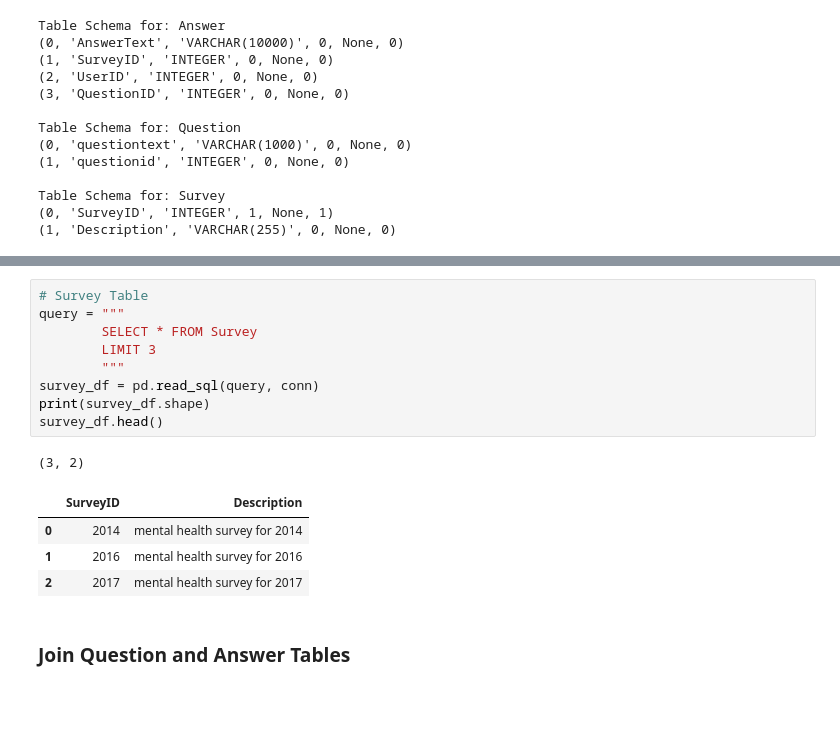
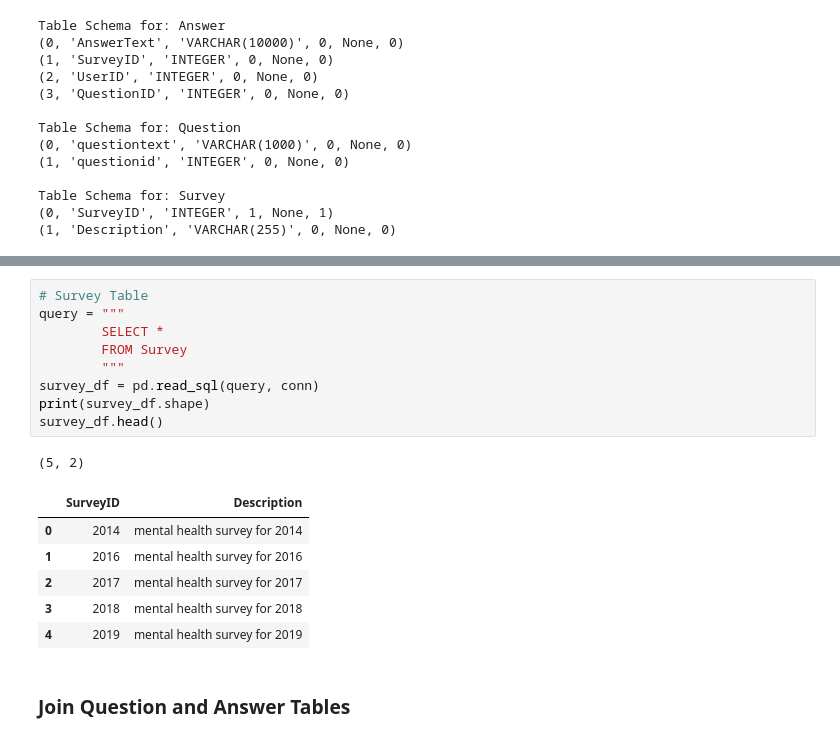
Before and after one commit to rnop/Mental-Health-Project, a Jupyter notebook: Mental_Health_Project_Notebook.ipynb, the cells around one changed output, grey strips where cells are left out. Drawn from its saved outputs; the diff is of its cells as text; blank space fills up the shorter version.

```diff
--- a/Mental_Health_Project_Notebook.ipynb
+++ b/Mental_Health_Project_Notebook.ipynb
@@ -95,18 +97,20 @@ question_df.head()
 # %%
 # Survey Table
 query = """
-        SELECT * FROM Survey
-        LIMIT 3
+        SELECT *
+        FROM Survey
         """
 survey_df = pd.read_sql(query, conn)
 print(survey_df.shape)
 survey_df.head()
 # %% [output]
-(3, 2)
+(5, 2)
 |  | SurveyID | Description |
 | 0 | 2014 | mental health survey for 2014 |
 | 1 | 2016 | mental health survey for 2016 |
 | 2 | 2017 | mental health survey for 2017 |
+| 3 | 2018 | mental health survey for 2018 |
+| 4 | 2019 | mental health survey for 2019 |
 # %% [markdown]
 ### Join Question and Answer Tables
 # %%
```
Also changed, not shown: parts of 7 cells of this notebook.
